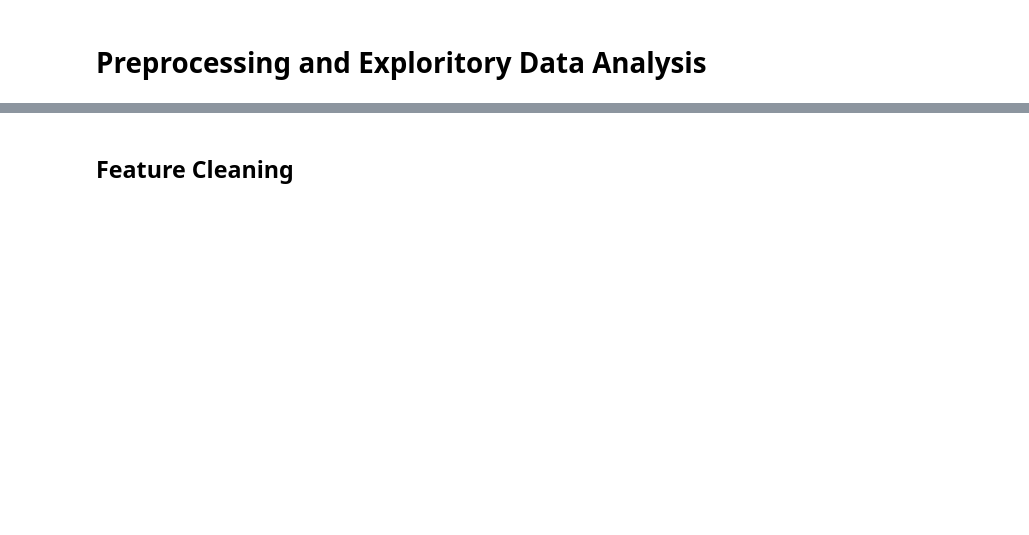
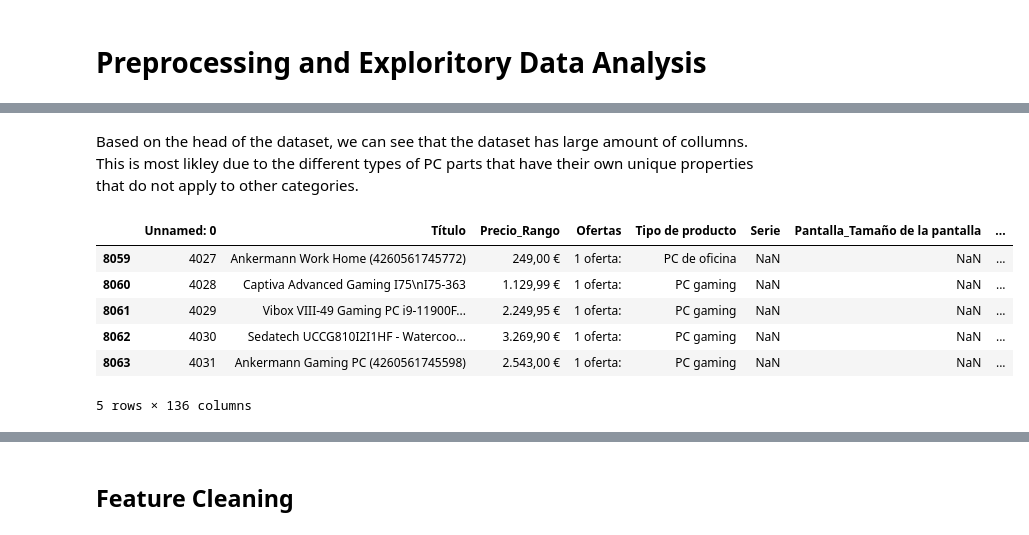
Before and after one commit to oholmess/PcPartPicker3000, a Jupyter notebook: assignment/EDA.ipynb, the cells around one changed output, grey strips where cells are left out. Cells and saved outputs as stored; diff of their text form; code cells hidden in the pictures; blank space fills up the shorter version.

```diff
--- a/assignment/EDA.ipynb
+++ b/assignment/EDA.ipynb
@@ -11,0 +26,12 @@ df = pd.read_csv('../data/db_computers_2025_raw.csv')
+# %% [markdown]
+Based on the head of the dataset, we can see that the dataset has large amount of collumns. This is most likley due to the different types of PC parts that have their own unique properties that do not apply to other categories.
+# %%
+df.tail()
+# %% [output]
+|  | Unnamed: 0 | Título | Precio_Rango | Ofertas | Tipo de producto | Serie | Pantalla_Tamaño de la pantalla | ... |
+| 8059 | 4027 | Ankermann Work Home (4260561745772) | 249,00 € | 1 oferta: | PC de oficina | NaN | NaN | ... |
+| 8060 | 4028 | Captiva Advanced Gaming I75\nI75-363 | 1.129,99 € | 1 oferta: | PC gaming | NaN | NaN | ... |
+| 8061 | 4029 | Vibox VIII-49 Gaming PC i9-11900F... | 2.249,95 € | 1 oferta: | PC gaming | NaN | NaN | ... |
+| 8062 | 4030 | Sedatech UCCG810I2I1HF - Watercoo... | 3.269,90 € | 1 oferta: | PC gaming | NaN | NaN | ... |
+| 8063 | 4031 | Ankermann Gaming PC (4260561745598) | 2.543,00 € | 1 oferta: | PC gaming | NaN | NaN | ... |
+5 rows × 136 columns
```
Also changed, not shown: parts of 15 cells of this notebook.
